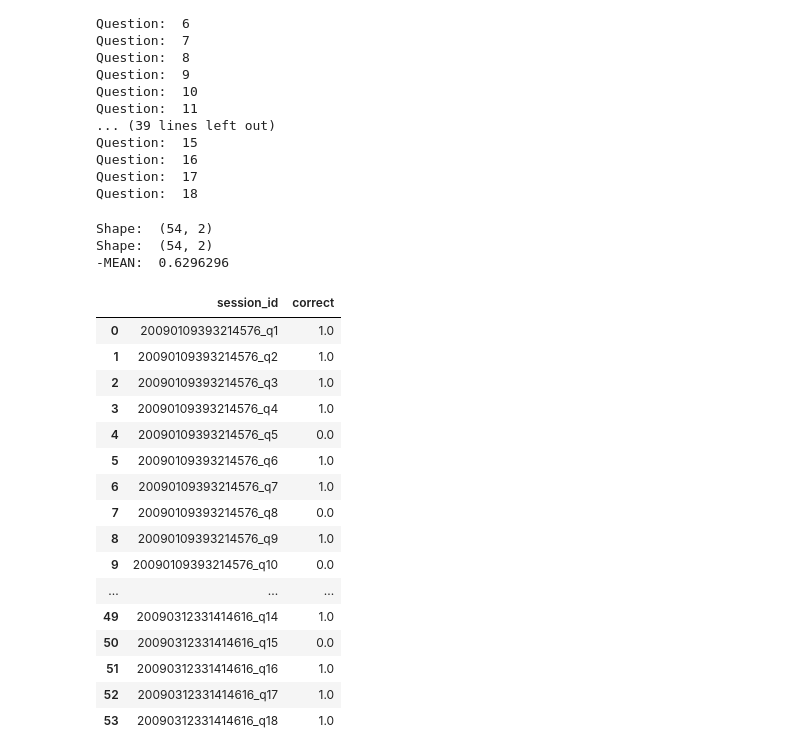
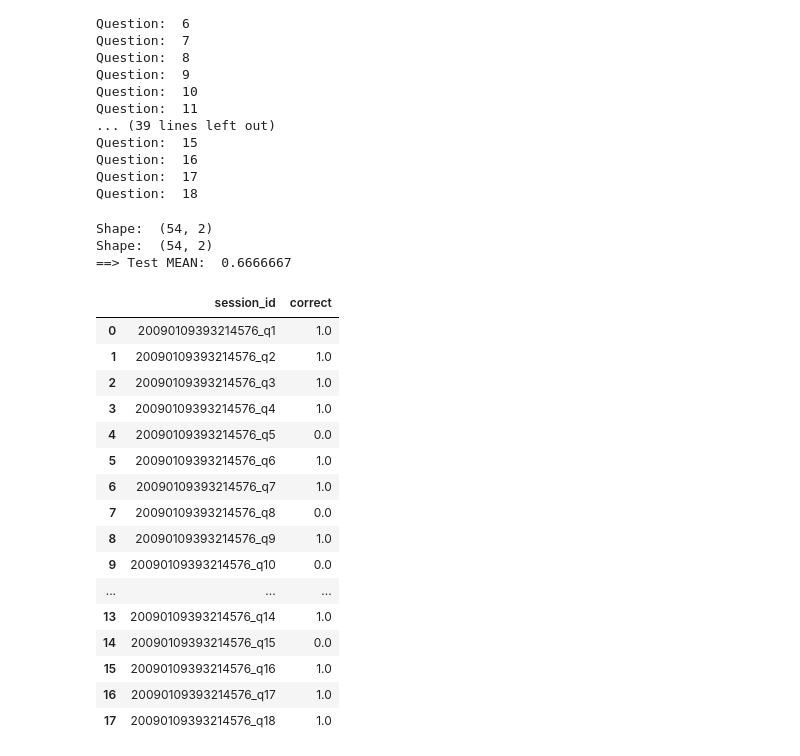
Before and after one commit to javihm77/kaggleChapu, a Jupyter notebook: catboost-baseline-chapu.ipynb, the cells around one changed output. Saved outputs shown, nothing was run; the diff lists cells and outputs as text; code cells hidden in the pictures.

```diff
--- a/catboost-baseline-chapu.ipynb
+++ b/catboost-baseline-chapu.ipynb
@@ -770,29 +770,29 @@ Question:  18
 # %%
 sub = pd.read_csv('submission.csv')
 print("Shape: ",sub.shape)
 sub1 = sub[sub["session_id"].str.contains("session_id") == False]
 print("Shape: ",sub1.shape)
 sub1["correct"] = pd.to_numeric(sub1["correct"], downcast="float")
-print("-MEAN: ",np.mean(sub1["correct"]))
-sub1.head(109)
+print("==> Test MEAN: ",np.mean(sub1["correct"]))
+sub1.head(18)
 # %% [output]
 Shape:  (54, 2)
 Shape:  (54, 2)
--MEAN:  0.6296296
+==> Test MEAN:  0.6666667
 |  | session_id | correct |
 | 0 | 20090109393214576_q1 | 1.0 |
 | 1 | 20090109393214576_q2 | 1.0 |
 | 2 | 20090109393214576_q3 | 1.0 |
 | 3 | 20090109393214576_q4 | 1.0 |
 | 4 | 20090109393214576_q5 | 0.0 |
 | 5 | 20090109393214576_q6 | 1.0 |
 | 6 | 20090109393214576_q7 | 1.0 |
 | 7 | 20090109393214576_q8 | 0.0 |
 | 8 | 20090109393214576_q9 | 1.0 |
 | 9 | 20090109393214576_q10 | 0.0 |
 | ... | ... | ... |
-| 49 | 20090312331414616_q14 | 1.0 |
-| 50 | 20090312331414616_q15 | 0.0 |
-| 51 | 20090312331414616_q16 | 1.0 |
-| 52 | 20090312331414616_q17 | 1.0 |
-| 53 | 20090312331414616_q18 | 1.0 |
+| 13 | 20090109393214576_q14 | 1.0 |
+| 14 | 20090109393214576_q15 | 0.0 |
+| 15 | 20090109393214576_q16 | 1.0 |
+| 16 | 20090109393214576_q17 | 1.0 |
+| 17 | 20090109393214576_q18 | 1.0 |
```
Also changed, not shown: parts of 8 cells of this notebook.
